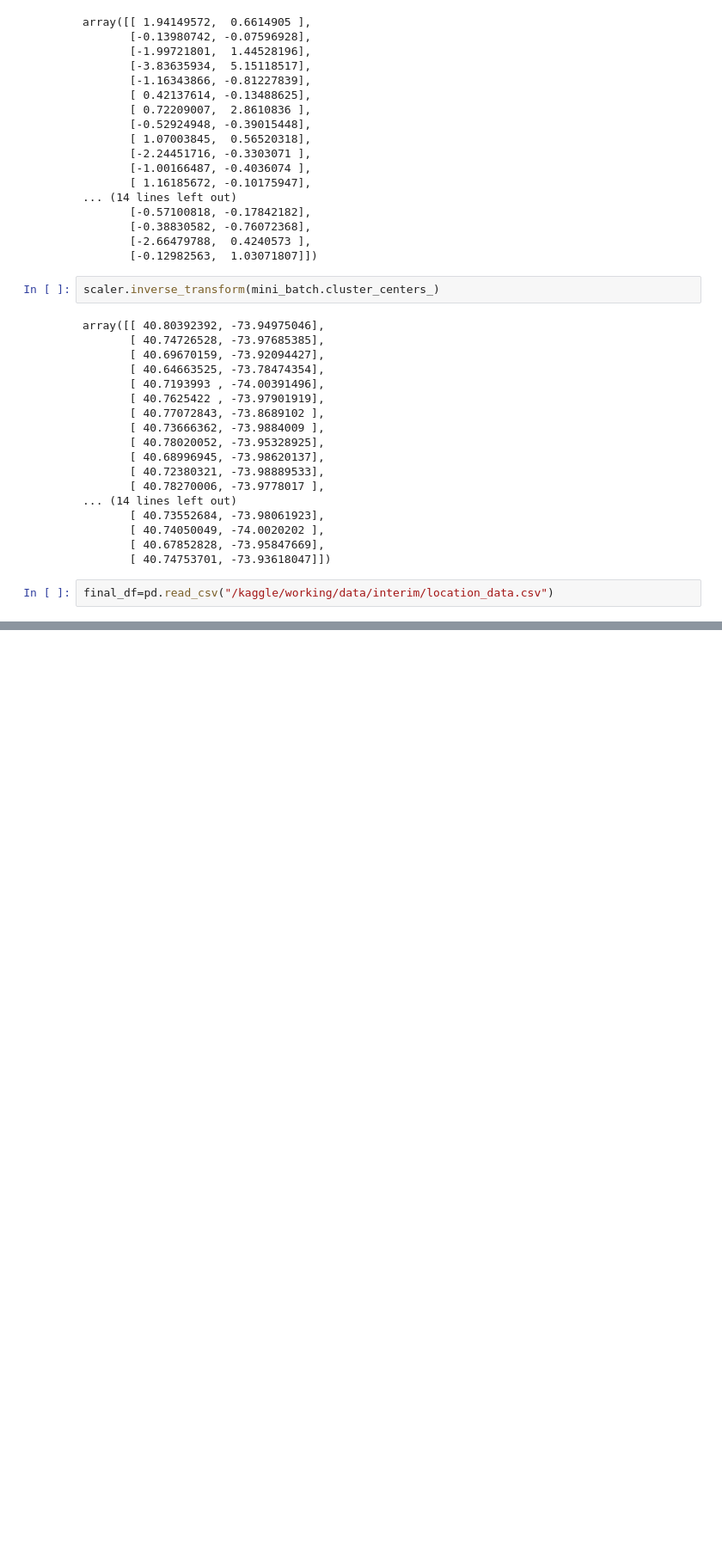
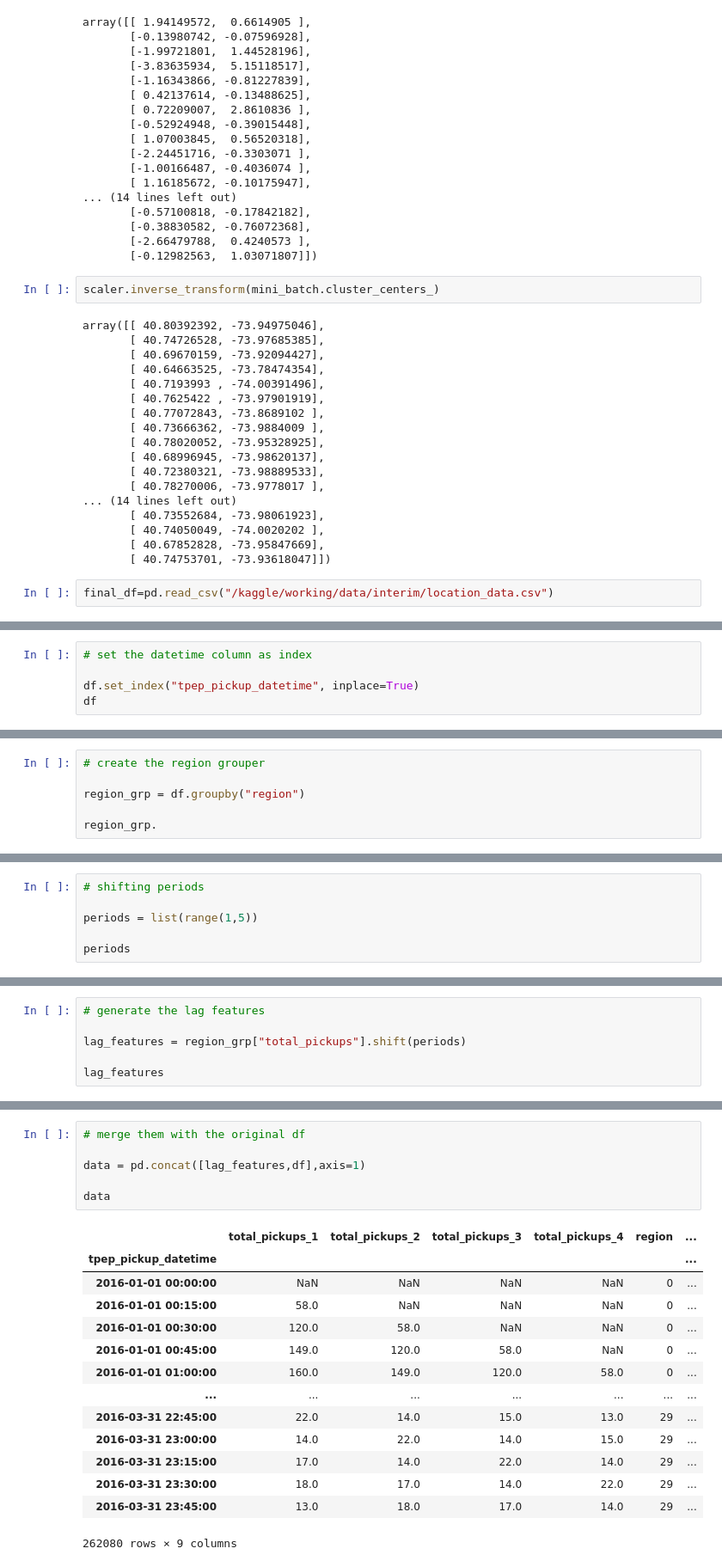
Before and after one commit to iamdebasishdas123/Uber-Demand-Prediction, a Jupyter notebook: notebooks/breaking-into-regions.ipynb, the cells around one changed output, grey strips where cells are left out. Shown at 86% size. Saved outputs shown, nothing was run; the diff lists cells and outputs as text; blank space fills up the shorter version.

```diff
--- a/notebooks/breaking-into-regions.ipynb
+++ b/notebooks/breaking-into-regions.ipynb
@@ -269,0 +504,5 @@ time_series_data
+# %%
+# set the datetime column as index
+
+df.set_index("tpep_pickup_datetime", inplace=True)
+df
@@ -269,0 +524,6 @@ time_series_data
+# %%
+# create the region grouper
+
+region_grp = df.groupby("region")
+
+region_grp.
@@ -269,0 +532,6 @@ time_series_data
+# %%
+# shifting periods
+
+periods = list(range(1,5))
+
+periods
@@ -269,0 +540,6 @@ time_series_data
+# %%
+# generate the lag features
+
+lag_features = region_grp["total_pickups"].shift(periods)
+
+lag_features
@@ -269,0 +561,21 @@ time_series_data
+# %%
+# merge them with the original df
+
+data = pd.concat([lag_features,df],axis=1)
+
+data
+# %% [output]
+|  | total_pickups_1 | total_pickups_2 | total_pickups_3 | total_pickups_4 | region | ... |
+| tpep_pickup_datetime |  |  |  |  |  | ... |
+| 2016-01-01 00:00:00 | NaN | NaN | NaN | NaN | 0 | ... |
+| 2016-01-01 00:15:00 | 58.0 | NaN | NaN | NaN | 0 | ... |
+| 2016-01-01 00:30:00 | 120.0 | 58.0 | NaN | NaN | 0 | ... |
+| 2016-01-01 00:45:00 | 149.0 | 120.0 | 58.0 | NaN | 0 | ... |
+| 2016-01-01 01:00:00 | 160.0 | 149.0 | 120.0 | 58.0 | 0 | ... |
+| ... | ... | ... | ... | ... | ... | ... |
+| 2016-03-31 22:45:00 | 22.0 | 14.0 | 15.0 | 13.0 | 29 | ... |
+| 2016-03-31 23:00:00 | 14.0 | 22.0 | 14.0 | 15.0 | 29 | ... |
+| 2016-03-31 23:15:00 | 17.0 | 14.0 | 22.0 | 14.0 | 29 | ... |
+| 2016-03-31 23:30:00 | 18.0 | 17.0 | 14.0 | 22.0 | 29 | ... |
+| 2016-03-31 23:45:00 | 13.0 | 18.0 | 17.0 | 14.0 | 29 | ... |
+262080 rows × 9 columns
```
Also changed, not shown: parts of 65 cells of this notebook.
